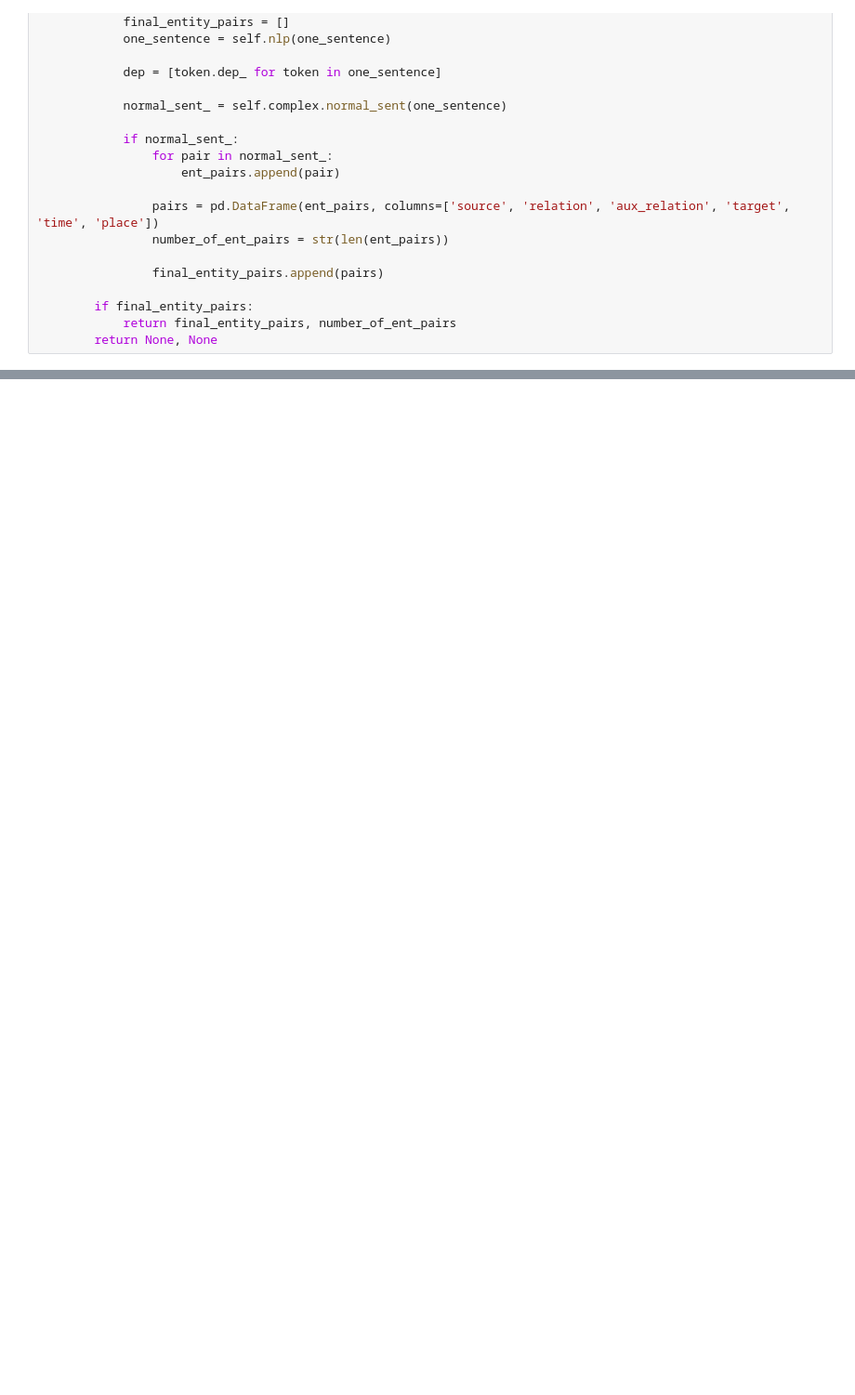
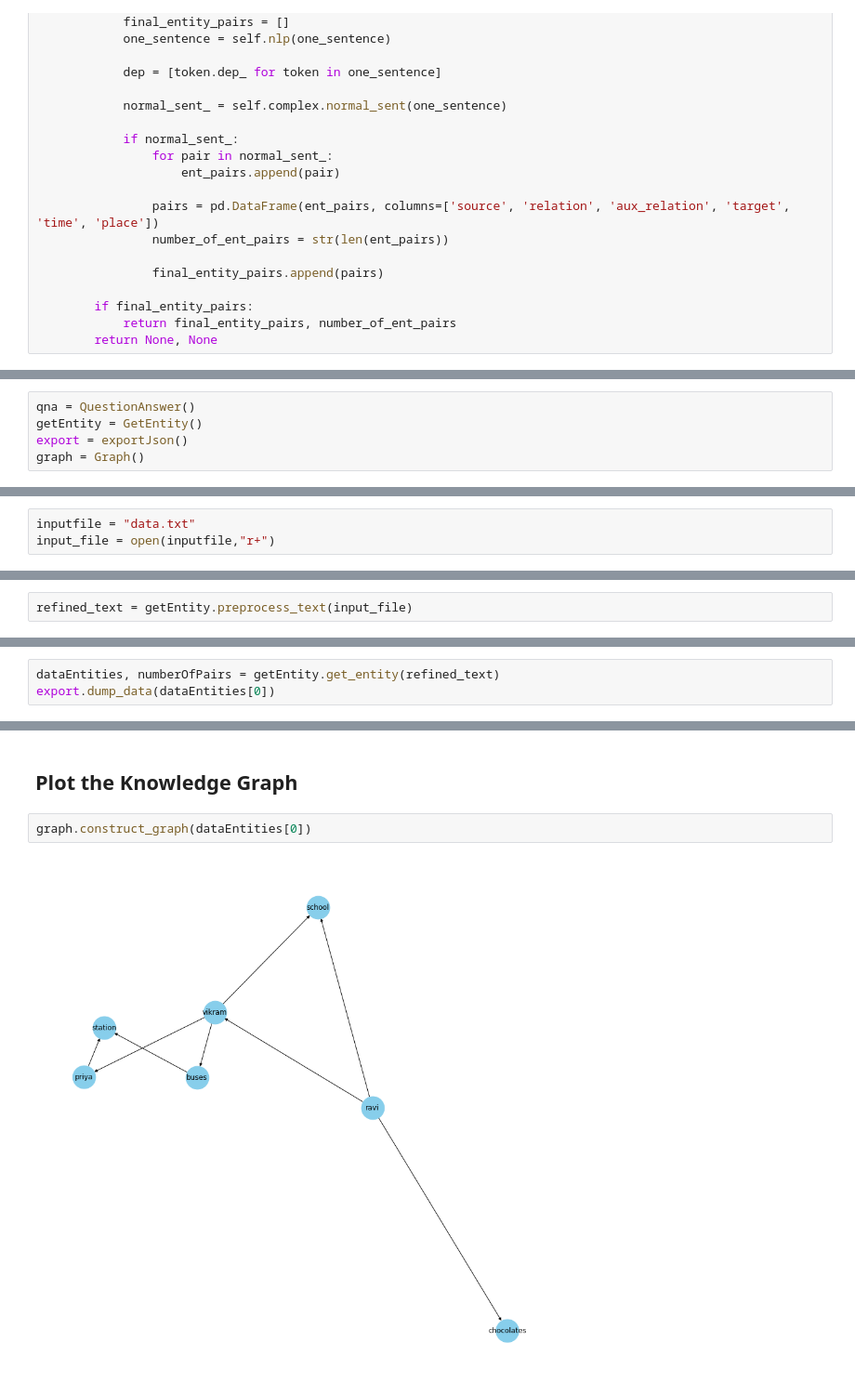
Before and after one commit to srivarshan-s/Complex-Question-Answering-using-Knowledge-Graphs, a Jupyter notebook: notebooks/main.ipynb, the cells around one changed output, grey strips where cells are left out. Shown at 93% size. Drawn from its saved outputs; the diff is of its cells as text; blank space fills up the shorter version.

```diff
--- a/notebooks/main.ipynb
+++ b/notebooks/main.ipynb
@@ -702,0 +891,5 @@ class ComplexFunc:
+# %%
+qna = QuestionAnswer()
+getEntity = GetEntity()
+export = exportJson()
+graph = Graph()
@@ -702,0 +898,3 @@ class ComplexFunc:
+# %%
+inputfile = "data.txt"
+input_file = open(inputfile,"r+")
@@ -702,0 +903,2 @@ class ComplexFunc:
+# %%
+refined_text = getEntity.preprocess_text(input_file)
@@ -702,0 +907,3 @@ class ComplexFunc:
+# %%
+dataEntities, numberOfPairs = getEntity.get_entity(refined_text)
+export.dump_data(dataEntities[0])
@@ -702,0 +924,6 @@ class ComplexFunc:
+# %% [markdown]
+## Plot the Knowledge Graph
+# %%
+graph.construct_graph(dataEntities[0])
+# %% [output]
+[figure, added]
```
Also changed, not shown: parts of 19 cells of this notebook.
